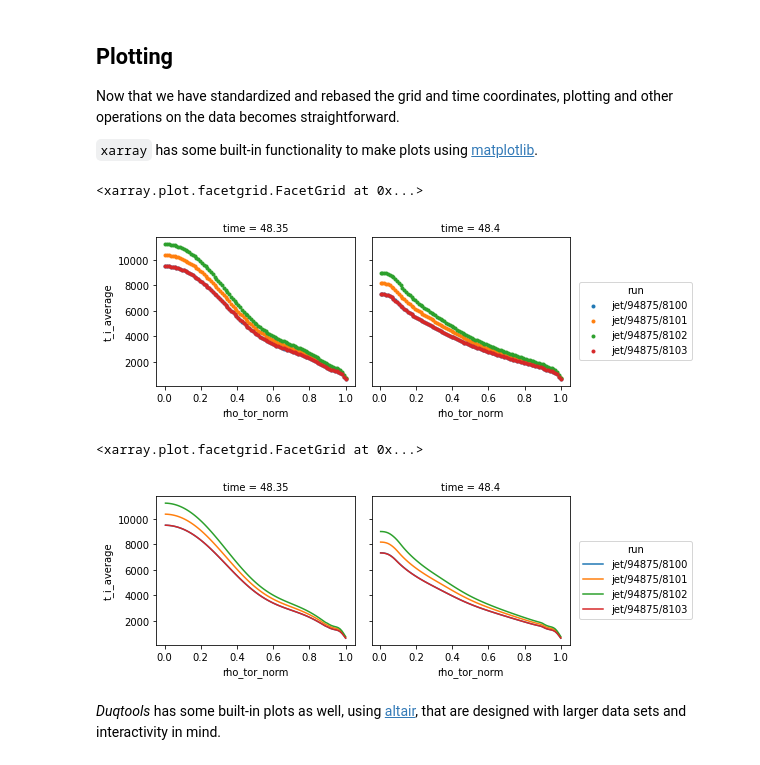
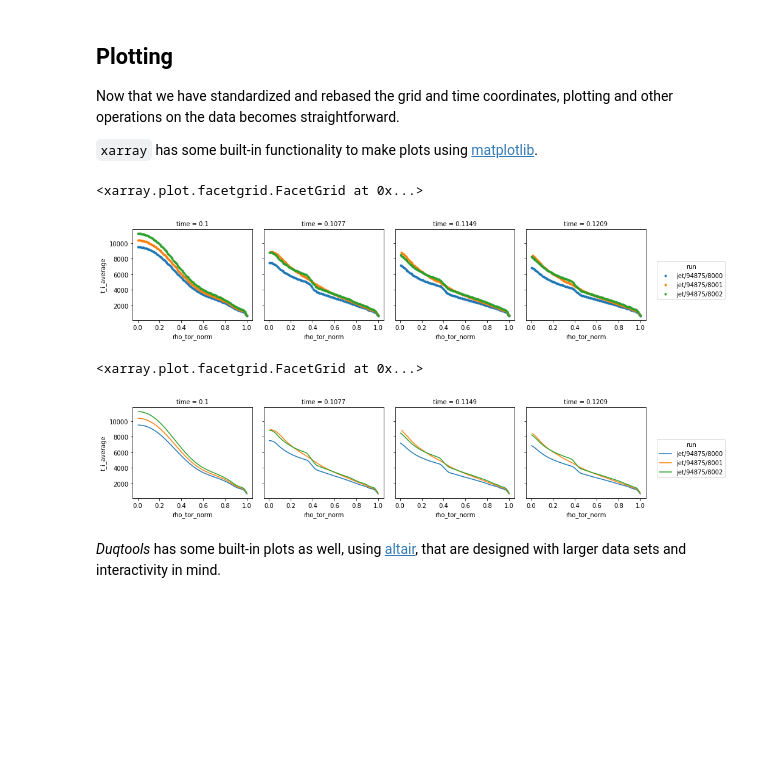
Before and after one commit to duqtools/duqtools, a Jupyter notebook: docs/examples/xarray.ipynb, the cells around one changed output. Drawn from its saved outputs; the diff is of its cells as text; code cells hidden in the pictures; blank space fills up the shorter version.

Commit message:
Standardize time function (#298)
* function to standardize time

* updated notebooks with standardize_time

* test standardize_time

```diff
--- a/docs/examples/xarray.ipynb
+++ b/docs/examples/xarray.ipynb
@@ -11,10 +11,9 @@ To work with large datasets, *duqtools* uses [xarray](https://docs.xarray.dev) t
 from duqtools.api import ImasHandle
 
 paths = (
-    'jet/94875/8100',
-    'jet/94875/8101',
-    'jet/94875/8102',
-    'jet/94875/8103',
+    'jet/94875/8000',
+    'jet/94875/8001',
+    'jet/94875/8002',
 )
 handles = [ImasHandle.from_string(p) for p in paths]
 # %% [markdown]
@@ -93,3 +97,8 @@ datasets = [
+# %%
+from duqtools.ids import standardize_time
+
+for ds in datasets:
+    standardize_time(ds, start=0.1)
 # %% [markdown]
 ## Time rebasing
 
@@ -139,25 +148,25 @@ Now that we have standardized and rebased the grid and time coordinates, plottin
 
 `xarray` has some built-in functionality to make plots using [matplotlib](https://matplotlib.org).
 # %%
-dataset.plot.scatter(
+dataset.isel(time=[0,1,2,3]).plot.scatter(
     'rho_tor_norm',
     't_i_average',
     hue='run',
     col='time',
     marker='.'
 )
 # %% [output]
 <xarray.plot.facetgrid.FacetGrid at 0x...>
-[figure, old version]
+[figure, new version]
 # %%
-dataset['t_i_average'].plot.line(
+dataset['t_i_average'].isel(time=[0,1,2,3]).plot.line(
     x='rho_tor_norm',
     hue='run',
     col='time',
 )
 # %% [output]
 <xarray.plot.facetgrid.FacetGrid at 0x...>
-[figure, old version]
+[figure, new version]
 # %% [markdown]
 *Duqtools* has some built-in plots as well, using [altair](https://altair-viz.github.io/), that are designed with larger data sets and interactivity in mind.
 # %%
```
Also changed, not shown: parts of 6 cells of this notebook, 6 other files.
